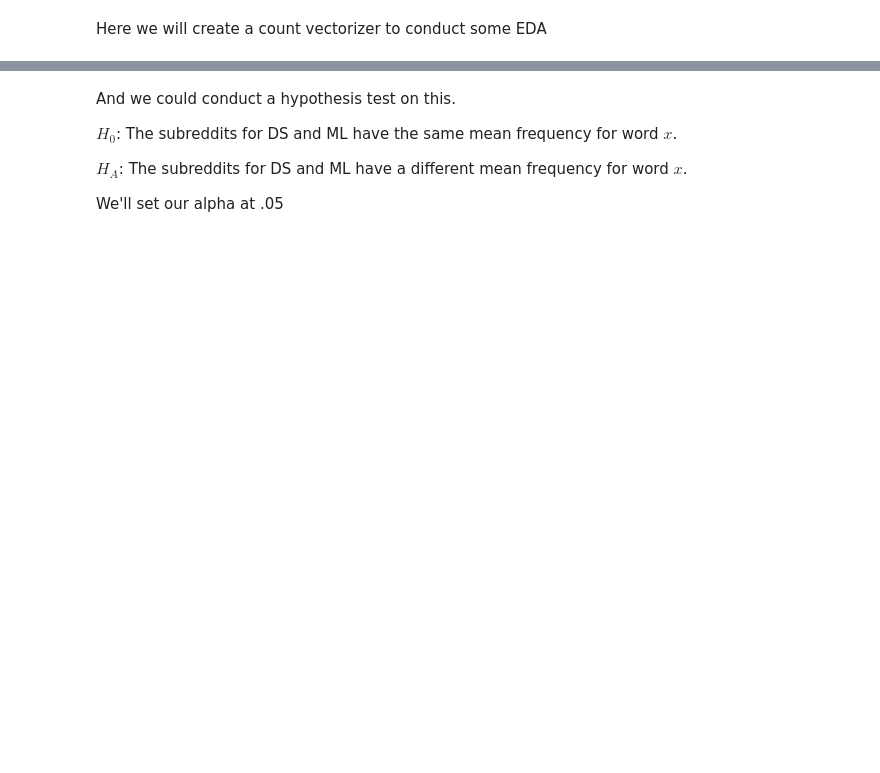
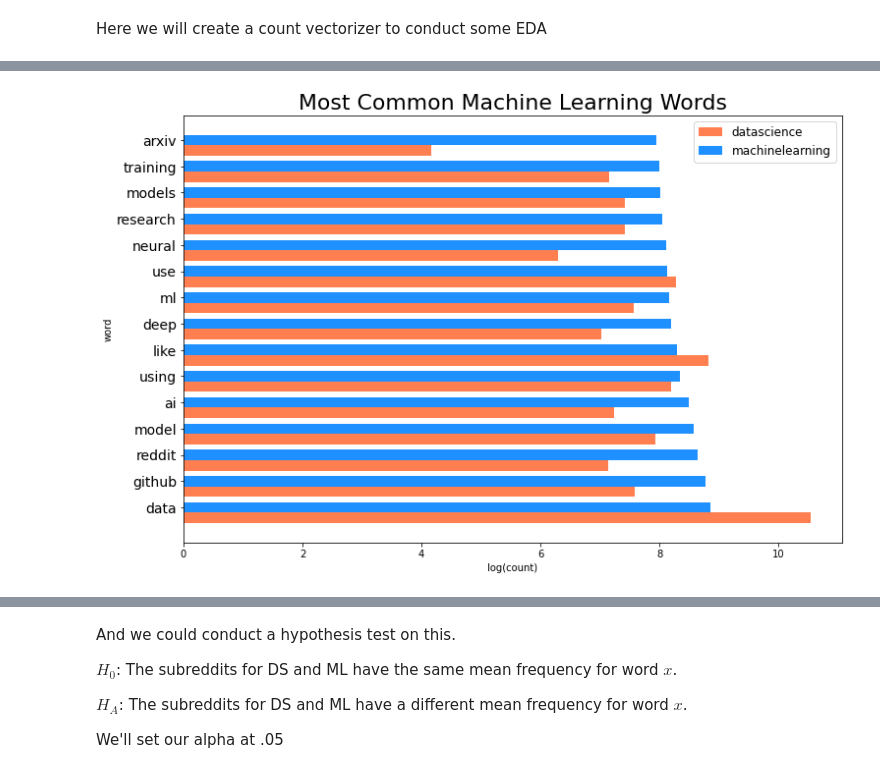
Before and after one commit to DanOvad/reddit-nlp, a Jupyter notebook: code/P3-EDA.ipynb, the cells around one changed output, grey strips where cells are left out. Cells and saved outputs as stored; diff of their text form; code cells hidden in the pictures; blank space fills up the shorter version.

```diff
--- a/code/P3-EDA.ipynb
+++ b/code/P3-EDA.ipynb
@@ -163,0 +304,15 @@ top_words_overlap = [element for element in top_words_DS if element in top_words
+# %%
+plt.figure(figsize = (12,8))
+ind = np.arange(len(word_freq_0))
+height = 0.4
+plt.barh(width = np.log(word_freq_0[1]), y = ind, height = height, align = 'center', label = 'datascience', color = 'coral')
+plt.barh(width = np.log(word_freq_0[0]),y = ind+height, height = height, align = 'center', label = 'machinelearning', color = 'dodgerblue')
+plt.yticks(ticks = ind+height, labels = word_freq_0.index, fontsize = 14)
+plt.legend(fontsize = 12)
+plt.title('Most Common Machine Learning Words', fontsize = 22)
+plt.xlabel('log(count)')
+plt.ylabel('word')
+
+plt.savefig('../plots/ML_word_logcount.png')
+# %% [output]
+[figure, added]
```
Also changed, not shown: parts of 62 cells of this notebook, 33 other files.
